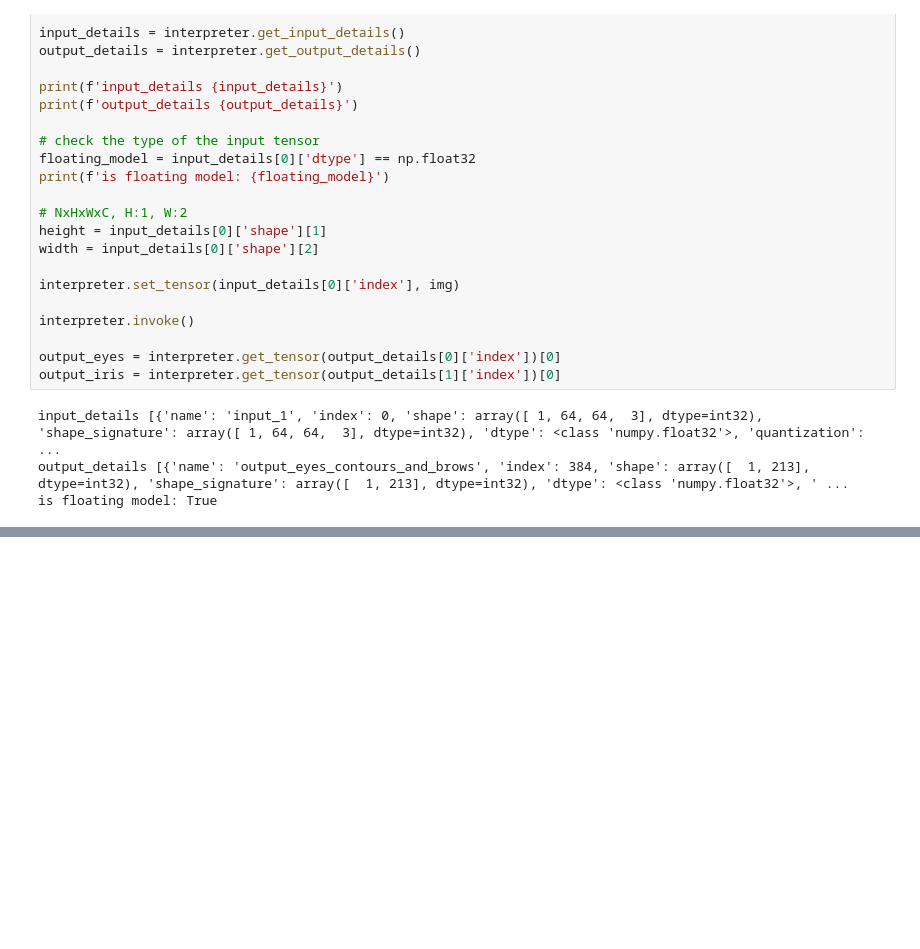
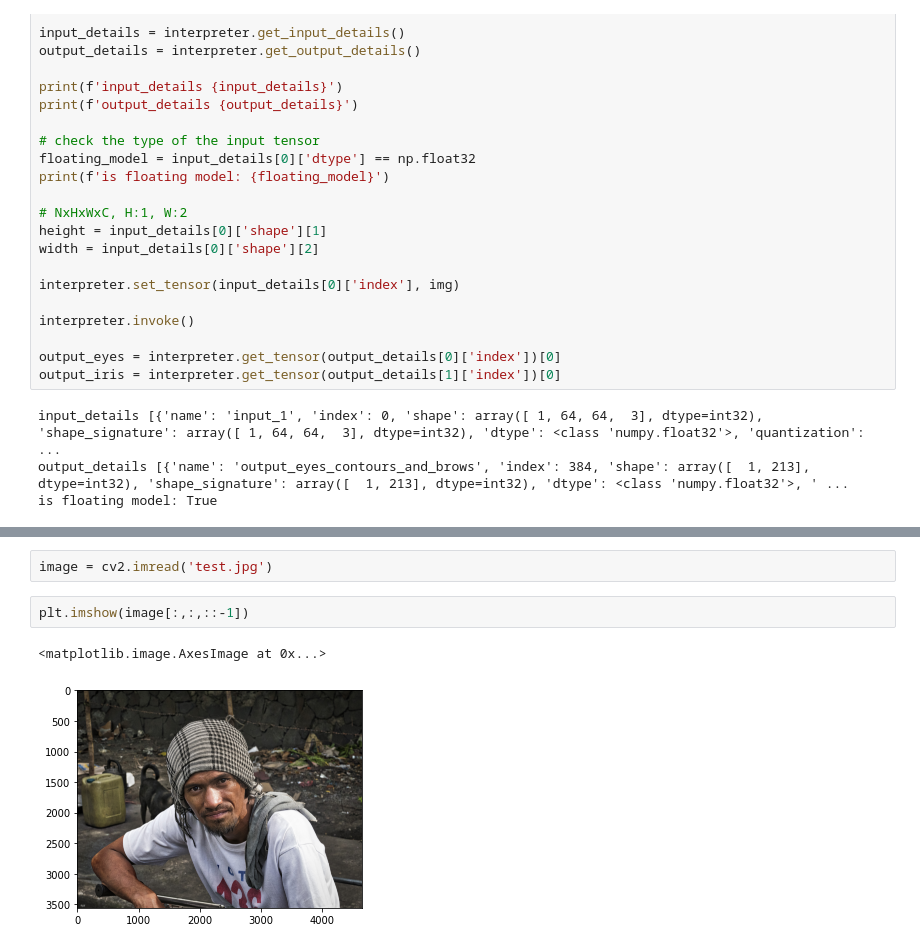
Before and after one commit to furkanyilmaz75/stackoverflow, a Jupyter notebook: mediapipe_iris_2d_landmarks.ipynb, the cells around one changed output, grey strips where cells are left out. Drawn from its saved outputs; the diff is of its cells as text; blank space fills up the shorter version.

Commit message:
Added image

```diff
--- a/mediapipe_iris_2d_landmarks.ipynb
+++ b/mediapipe_iris_2d_landmarks.ipynb
@@ -83,0 +109,7 @@ output eye landmarks x [0.35117516 0.38272172 0.41699478 0.4609751  0.523182   0
+# %%
+image = cv2.imread('test.jpg')
+# %%
+plt.imshow(image[:,:,::-1])
+# %% [output]
+<matplotlib.image.AxesImage at 0x...>
+[figure, added]
```
Also changed, not shown: parts of 13 cells of this notebook.
